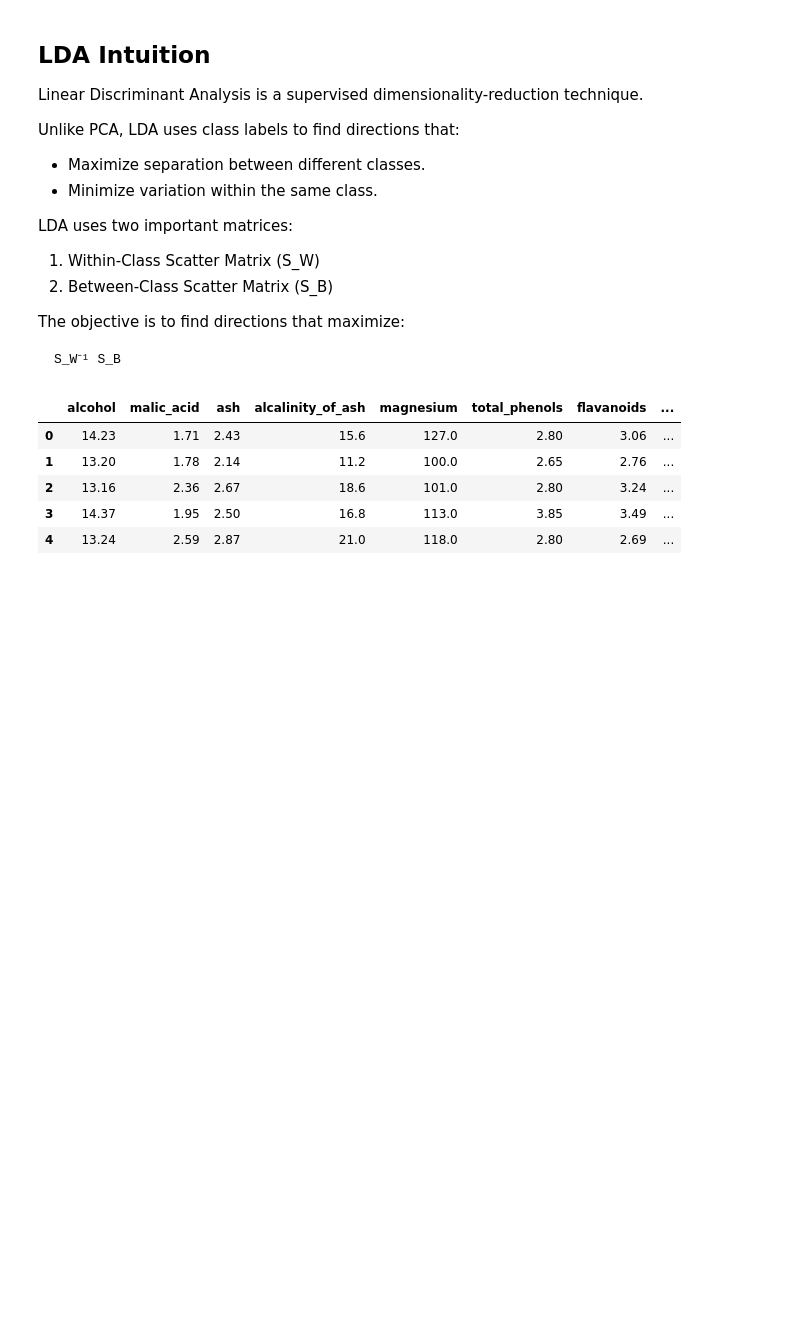
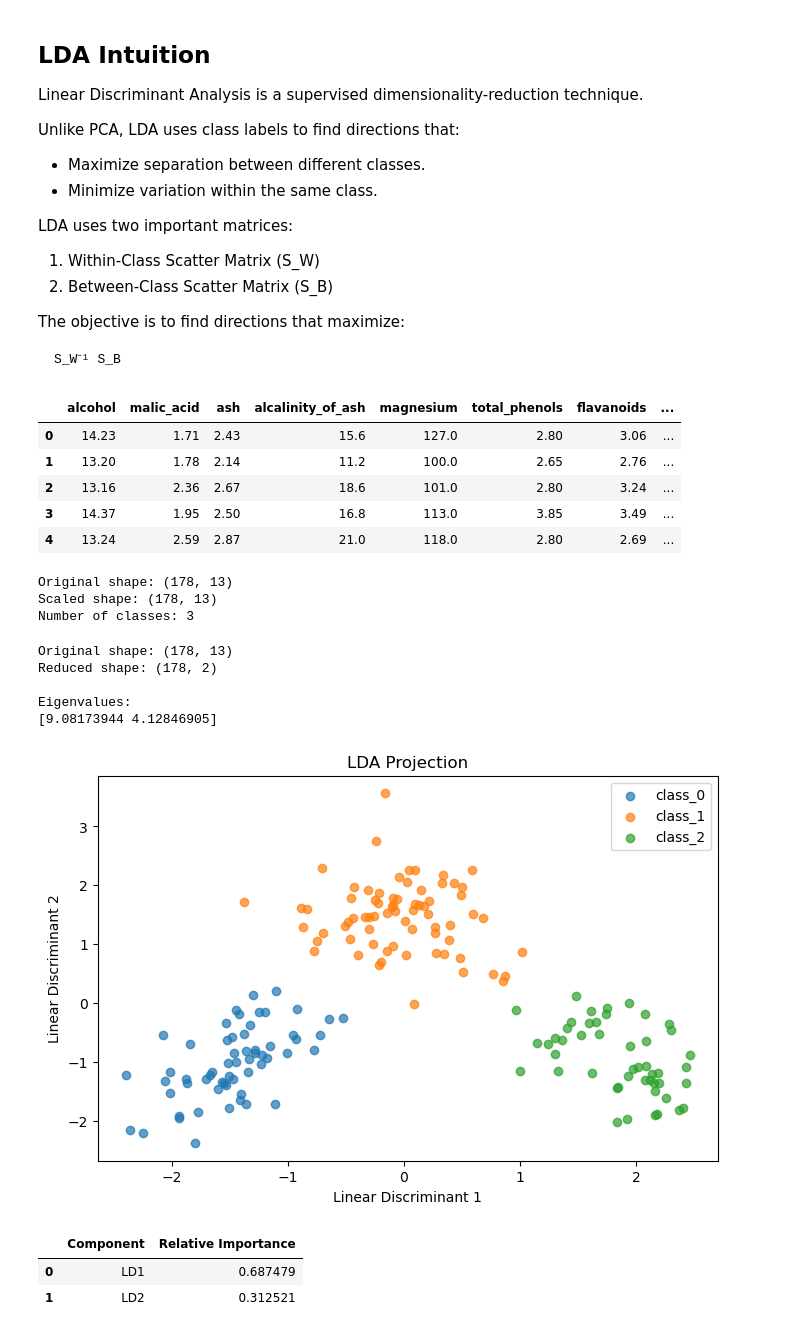
Before and after one commit to AHMAD-ALI5/machine-learning-from-scratch, a Jupyter notebook: machine-learning-from-scratch/Dimensionality reduction/IDA.ipynb, the cells around one changed output. Drawn from its saved outputs; the diff is of its cells as text; code cells hidden in the pictures; blank space fills up the shorter version.

```diff
--- a/machine-learning-from-scratch/Dimensionality reduction/IDA.ipynb
+++ b/machine-learning-from-scratch/Dimensionality reduction/IDA.ipynb
@@ -57,3 +57,15 @@ df.head()
 | 2 | 13.16 | 2.36 | 2.67 | 18.6 | 101.0 | 2.80 | 3.24 | ... |
 | 3 | 14.37 | 1.95 | 2.50 | 16.8 | 113.0 | 3.85 | 3.49 | ... |
 | 4 | 13.24 | 2.59 | 2.87 | 21.0 | 118.0 | 2.80 | 2.69 | ... |
+# %%
+scaler = StandardScaler()
+
+X_scaled = scaler.fit_transform(X)
+
+print("Original shape:", X.shape)
+print("Scaled shape:", X_scaled.shape)
+print("Number of classes:", len(np.unique(y)))
+# %% [output]
+Original shape: (178, 13)
+Scaled shape: (178, 13)
+Number of classes: 3
@@ -59,0 +187,60 @@ df.head()
+# %%
+lda = LDAScratch(
+    n_components=2
+)
+
+X_lda = lda.fit_transform(
+    X_scaled,
+    y
+)
+
+print("Original shape:", X_scaled.shape)
+print("Reduced shape:", X_lda.shape)
+
+print("\nEigenvalues:")
+print(lda.eigenvalues_)
+# %% [output]
+Original shape: (178, 13)
+Reduced shape: (178, 2)
+
+Eigenvalues:
+[9.08173944 4.12846905]
+# %%
+plt.figure(figsize=(8, 5))
+
+for cls in np.unique(y):
+
+    plt.scatter(
+        X_lda[y == cls, 0],
+        X_lda[y == cls, 1],
+        label=data.target_names[cls],
+        alpha=0.7
+    )
+
+plt.xlabel("Linear Discriminant 1")
+plt.ylabel("Linear Discriminant 2")
+plt.title("LDA Projection")
+plt.legend()
+
+plt.show()
+# %% [output]
+[figure, added]
+# %%
+explained = (
+    lda.eigenvalues_
+    / np.sum(lda.eigenvalues_)
+)
+
+lda_variance = pd.DataFrame({
+    "Component": [
+        f"LD{i + 1}"
+        for i in range(len(explained))
+    ],
+    "Relative Importance": explained
+})
+
+lda_variance
+# %% [output]
+|  | Component | Relative Importance |
+| 0 | LD1 | 0.687479 |
+| 1 | LD2 | 0.312521 |
```
Also changed, not shown: parts of 4 cells of this notebook.
